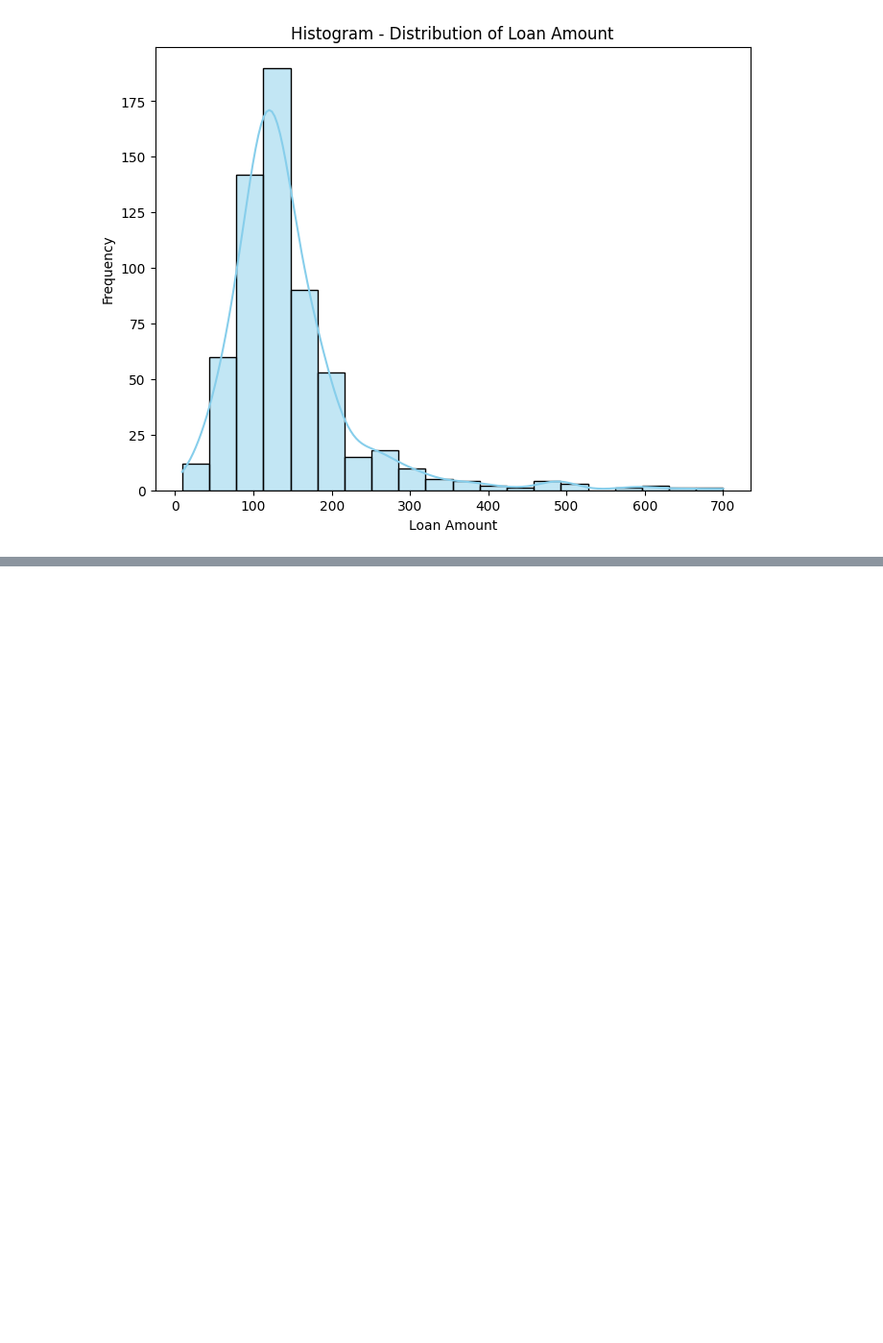
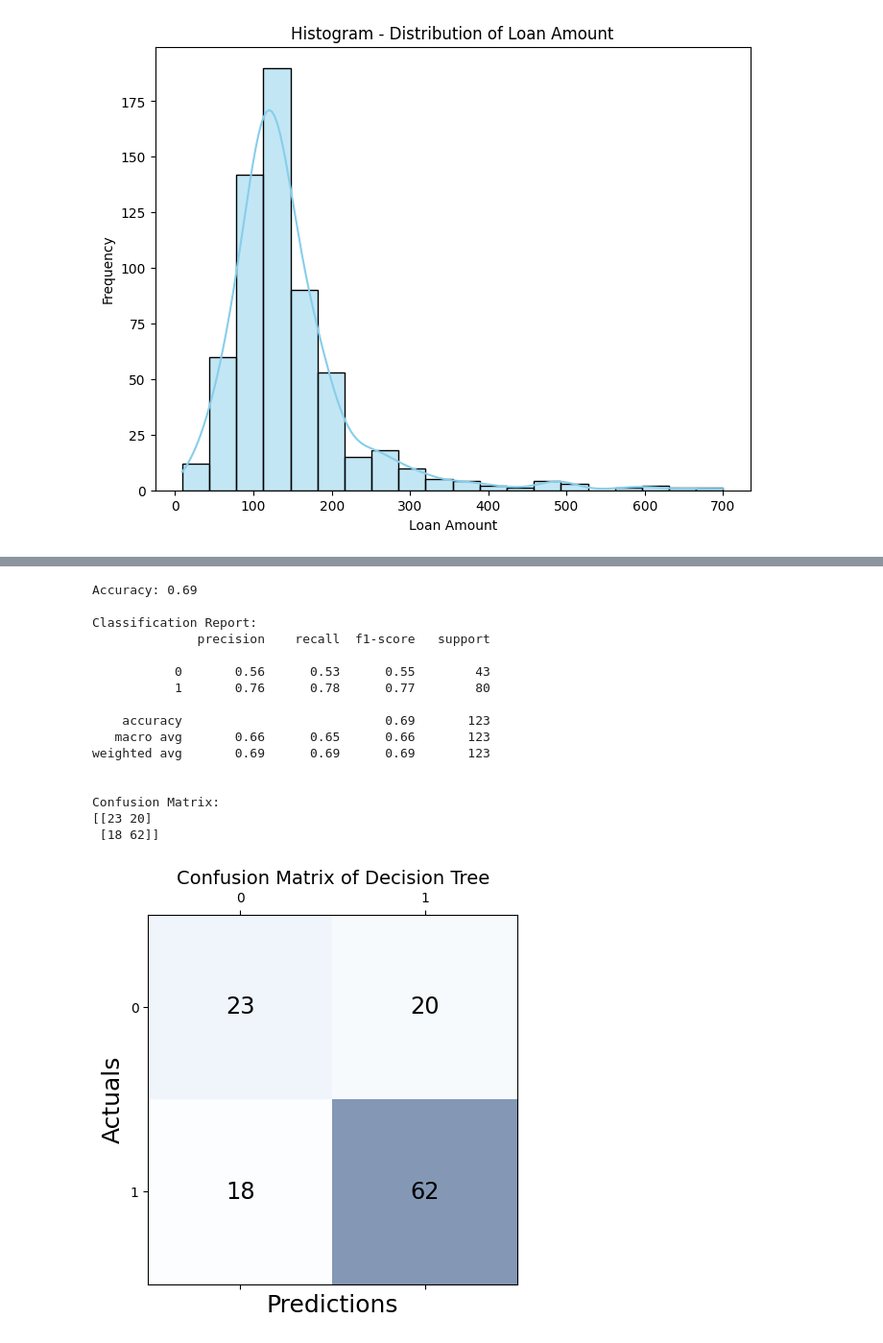
Before and after one commit to root459/ibm_loan_prediction, a Jupyter notebook: loanpredictionibm.ipynb, the cells around one changed output, grey strips where cells are left out. Shown at 96% size. Drawn from its saved outputs; the diff is of its cells as text; code cells hidden in the pictures; blank space fills up the shorter version.

```diff
--- a/loanpredictionibm.ipynb
+++ b/loanpredictionibm.ipynb
@@ -311,0 +385,4 @@ plt.show()
+# %%
+X=df.drop(columns=['Loan_Status'])
+y=df['Loan_Status']
+X
@@ -311,0 +403,12 @@ plt.show()
+# %%
+
+
+# Assuming 'X' contains your features and 'y' contains the target variable
+# Replace 'X' and 'y' with your actual feature and target data
+
+# Splitting the data into 80% training and 20% testing sets
+X_train, X_test, y_train, y_test = train_test_split(X, y, test_size=0.2, random_state=42)
+
+# 'test_size' specifies the proportion of the dataset to include in the test split (e.g., 0.2 for 20% test set)
+# 'random_state' ensures reproducibility of the split; use a specific value for consistent results
+X_train
@@ -311,0 +473,57 @@ plt.show()
+# %%
+
+
+# Assuming 'X_train', 'X_test', 'y_train', 'y_test' are your training and testing sets
+
+# Initialize the Decision Tree classifier
+decision_tree = DecisionTreeClassifier(random_state=42)
+
+# Train the model using the training sets
+decision_tree.fit(X_train, y_train)
+
+# Predict on the test set
+y_pred = decision_tree.predict(X_test)
+
+# Calculate accuracy
+accuracy = accuracy_score(y_test, y_pred)
+print(f"Accuracy: {accuracy:.2f}")
+
+# Generate classification report
+print("\nClassification Report:")
+print(classification_report(y_test, y_pred))
+
+# Generate confusion matrix
+print("\nConfusion Matrix:")
+print(confusion_matrix(y_test, y_pred))
+
+# Plotting the Confusion Matrix
+cm = confusion_matrix(y_test, y_pred)
+fig, ax = plt.subplots(figsize=(5, 5))
+ax.matshow(cm, cmap=plt.cm.Blues, alpha=0.5)
+
+for i in range(cm.shape[0]):
+    for j in range(cm.shape[1]):
+        ax.text(x=j, y=i, s=cm[i, j], va='center', ha='center', size='xx-large')
+
+plt.xlabel('Predictions', fontsize=18)
+plt.ylabel('Actuals', fontsize=18)
+plt.title('Confusion Matrix of Decision Tree', fontsize=14)
+plt.show()
+# %% [output]
+Accuracy: 0.69
+
+Classification Report:
+              precision    recall  f1-score   support
+
+           0       0.56      0.53      0.55        43
+           1       0.76      0.78      0.77        80
+
+    accuracy                           0.69       123
+   macro avg       0.66      0.65      0.66       123
+weighted avg       0.69      0.69      0.69       123
+
+
+Confusion Matrix:
+[[23 20]
+ [18 62]]
+[figure, added]
```
Also changed, not shown: parts of 19 cells of this notebook.
